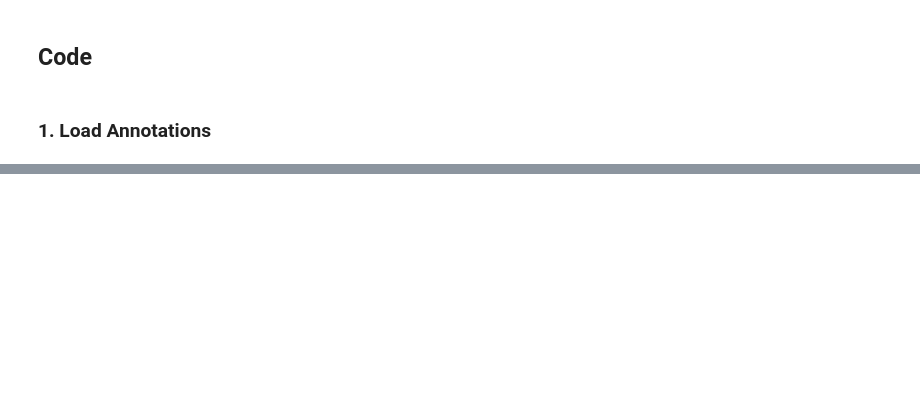
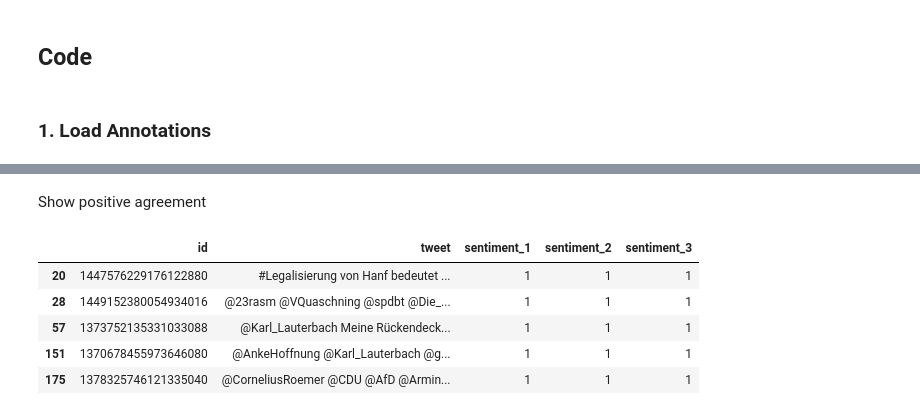
Before and after one commit to NilsHellwig/Twitter_German_Federal_Election_Perception_2021, a Jupyter notebook: 03 Data Annotation/further_annotation_analysis.ipynb, the cells around one changed output, grey strips where cells are left out. Cells and saved outputs as stored; diff of their text form; code cells hidden in the pictures; blank space fills up the shorter version.

```diff
--- a/03 Data Annotation/further_annotation_analysis.ipynb
+++ b/03 Data Annotation/further_annotation_analysis.ipynb
@@ -64,0 +102,13 @@ equal_values
+# %%
+df_agreement = df_all_annotations.loc[(df_all_annotations['sentiment_1'] == df_all_annotations['sentiment_2']) & (df_all_annotations['sentiment_1'] == df_all_annotations['sentiment_3'])]
+# %% [markdown]
+Show positive agreement
+# %%
+df_agreement[df_agreement["sentiment_1"] == 1][:5]
+# %% [output]
+|  | id | tweet | sentiment_1 | sentiment_2 | sentiment_3 |
+| 20 | 1447576229176122880 | #Legalisierung von Hanf bedeutet ... | 1 | 1 | 1 |
+| 28 | 1449152380054934016 | @23rasm @VQuaschning @spdbt @Die_... | 1 | 1 | 1 |
+| 57 | 1373752135331033088 | @Karl_Lauterbach Meine Rückendeck... | 1 | 1 | 1 |
+| 151 | 1370678455973646080 | @AnkeHoffnung @Karl_Lauterbach @g... | 1 | 1 | 1 |
+| 175 | 1378325746121335040 | @CorneliusRoemer @CDU @AfD @Armin... | 1 | 1 | 1 |
```
Also changed, not shown: parts of 33 cells of this notebook, 1 other file.
